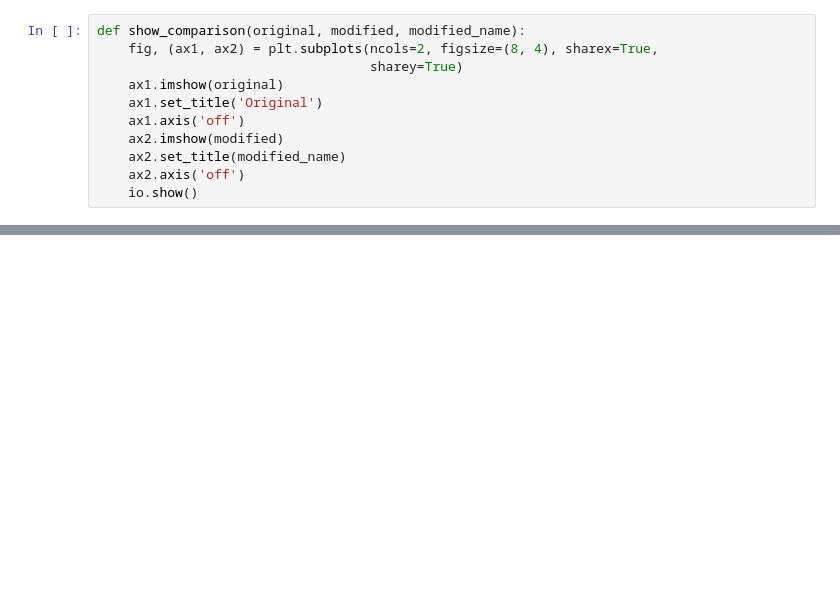
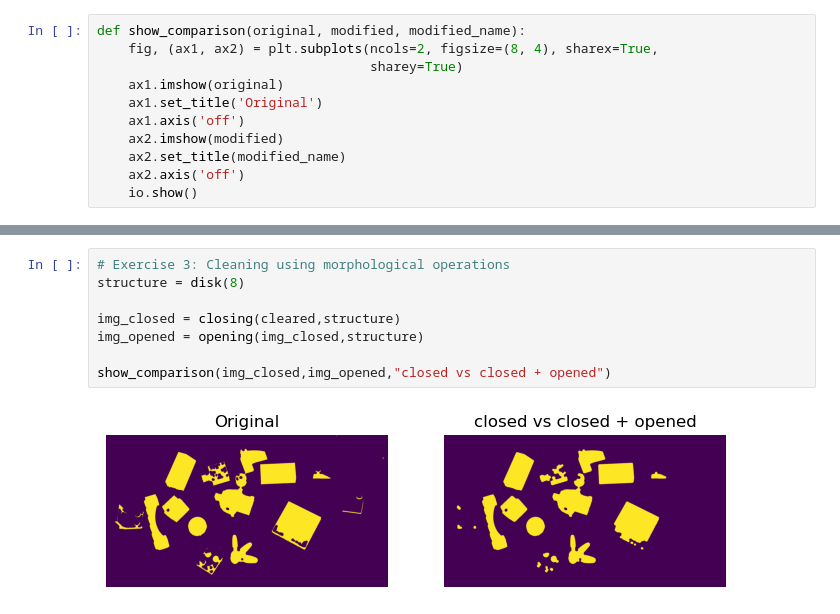
Before and after one commit to kristofer0907/02515_Image_Analysis_Github, a Jupyter notebook: ex5-BLOB.ipynb, the cells around one changed output, grey strips where cells are left out. Cells and saved outputs as stored; diff of their text form; blank space fills up the shorter version.

```diff
--- a/ex5-BLOB.ipynb
+++ b/ex5-BLOB.ipynb
@@ -24,0 +52,10 @@ hey
+# %%
+# Exercise 3: Cleaning using morphological operations
+structure = disk(8)
+
+img_closed = closing(cleared,structure)
+img_opened = opening(img_closed,structure)
+
+show_comparison(img_closed,img_opened,"closed vs closed + opened")
+# %% [output]
+[figure, added]
```
Also changed, not shown: parts of 16 cells of this notebook, 5 other files.
